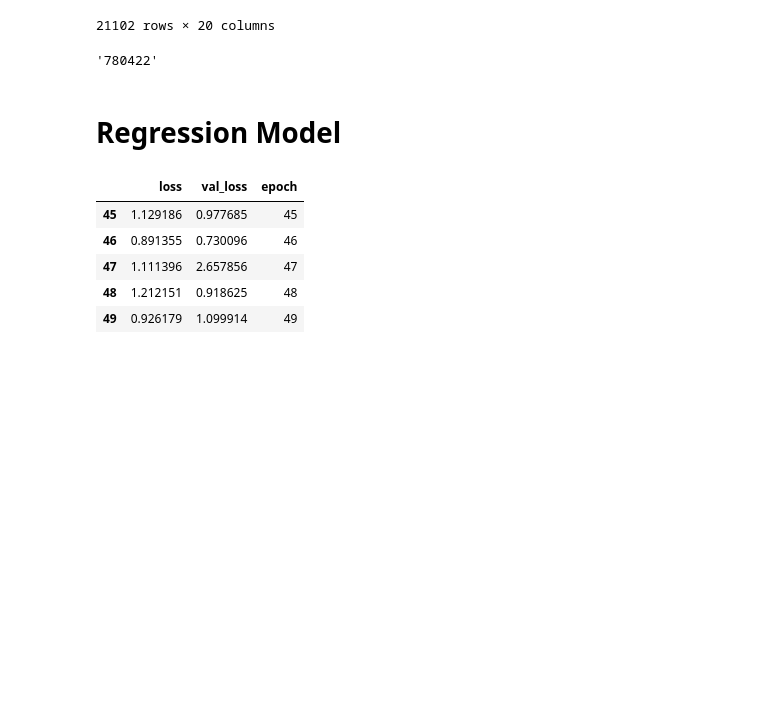
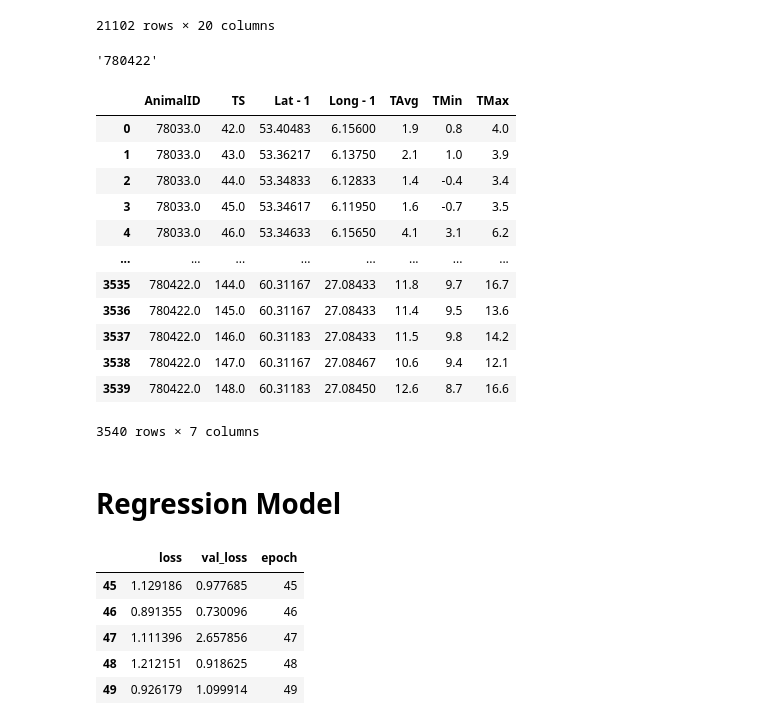
Before and after one commit to JSRist0028/animalmigration, a Jupyter notebook: code/Migration_Data_Prediction_V1.ipynb, the cells around one changed output. Saved outputs shown, nothing was run; the diff lists cells and outputs as text; code cells hidden in the pictures; blank space fills up the shorter version.

```diff
--- a/code/Migration_Data_Prediction_V1.ipynb
+++ b/code/Migration_Data_Prediction_V1.ipynb
@@ -127,7 +128,7 @@ def train_test_split(datafile, tomorrow, train_ratio):
 
     # Define dataframes to return
 
-    xheaders = ['AnimalID', 'TS', 'Lat - 1', 'Long - 1']
+    xheaders = ['AnimalID', 'TS', 'Lat - 1', 'Long - 1', 'TAvg', 'TMin', 'TMax']
     yheaders = ['AnimalID', 'Lat', 'Long']
 
     trainx = pd.DataFrame(columns = xheaders)
@@ -143,14 +144,16 @@ def train_test_split(datafile, tomorrow, train_ratio):
         obslist = datafile.index[datafile[0] == animal].tolist()
 
         for obs in range(0, traincount, 1):
-            dfx = [animal, datafile[1][obslist[obs]], datafile[2][obslist[obs]], datafile[3][obslist[obs]]]
+            dfx = [animal, datafile[1][obslist[obs]], datafile[2][obslist[obs]], datafile[3][obslist[obs]],
+                   datafile[4][obslist[obs]], datafile[5][obslist[obs]], datafile[6][obslist[obs]]]
             dfy = [animal, tomorrow[1][obslist[obs]], tomorrow[2][obslist[obs]]]
 
             trainx.loc[len(trainx.index)] = dfx
             trainy.loc[len(trainy.index)] = dfy
 
         for obs in range(traincount, obscount, 1):
-            dfx = [animal, datafile[1][obslist[obs]], datafile[2][obslist[obs]], datafile[3][obslist[obs]]]
+            dfx = [animal, datafile[1][obslist[obs]], datafile[2][obslist[obs]], datafile[3][obslist[obs]],
+                   datafile[4][obslist[obs]], datafile[5][obslist[obs]], datafile[6][obslist[obs]]]
             dfy = [animal, tomorrow[1][obslist[obs]], tomorrow[2][obslist[obs]]]
 
             testx.loc[len(testx.index)] = dfx
@@ -159,6 +162,22 @@ def train_test_split(datafile, tomorrow, train_ratio):
     return(trainx, trainy, testx, testy)
 
 trainin_x, trainin_y, testin_x, testin_y = train_test_split(todaydf, tomorrowdf, 0.8)
+# %%
+trainin_x
+# %% [output]
+|  | AnimalID | TS | Lat - 1 | Long - 1 | TAvg | TMin | TMax |
+| 0 | 78033.0 | 42.0 | 53.40483 | 6.15600 | 1.9 | 0.8 | 4.0 |
+| 1 | 78033.0 | 43.0 | 53.36217 | 6.13750 | 2.1 | 1.0 | 3.9 |
+| 2 | 78033.0 | 44.0 | 53.34833 | 6.12833 | 1.4 | -0.4 | 3.4 |
+| 3 | 78033.0 | 45.0 | 53.34617 | 6.11950 | 1.6 | -0.7 | 3.5 |
+| 4 | 78033.0 | 46.0 | 53.34633 | 6.15650 | 4.1 | 3.1 | 6.2 |
+| ... | ... | ... | ... | ... | ... | ... | ... |
+| 3535 | 780422.0 | 144.0 | 60.31167 | 27.08433 | 11.8 | 9.7 | 16.7 |
+| 3536 | 780422.0 | 145.0 | 60.31167 | 27.08433 | 11.4 | 9.5 | 13.6 |
+| 3537 | 780422.0 | 146.0 | 60.31183 | 27.08433 | 11.5 | 9.8 | 14.2 |
+| 3538 | 780422.0 | 147.0 | 60.31167 | 27.08467 | 10.6 | 9.4 | 12.1 |
+| 3539 | 780422.0 | 148.0 | 60.31183 | 27.08450 | 12.6 | 8.7 | 16.6 |
+3540 rows × 7 columns
 # %%
 # converts data into correct type for keras model
 
```
Also changed, not shown: parts of 1 cell of this notebook.
